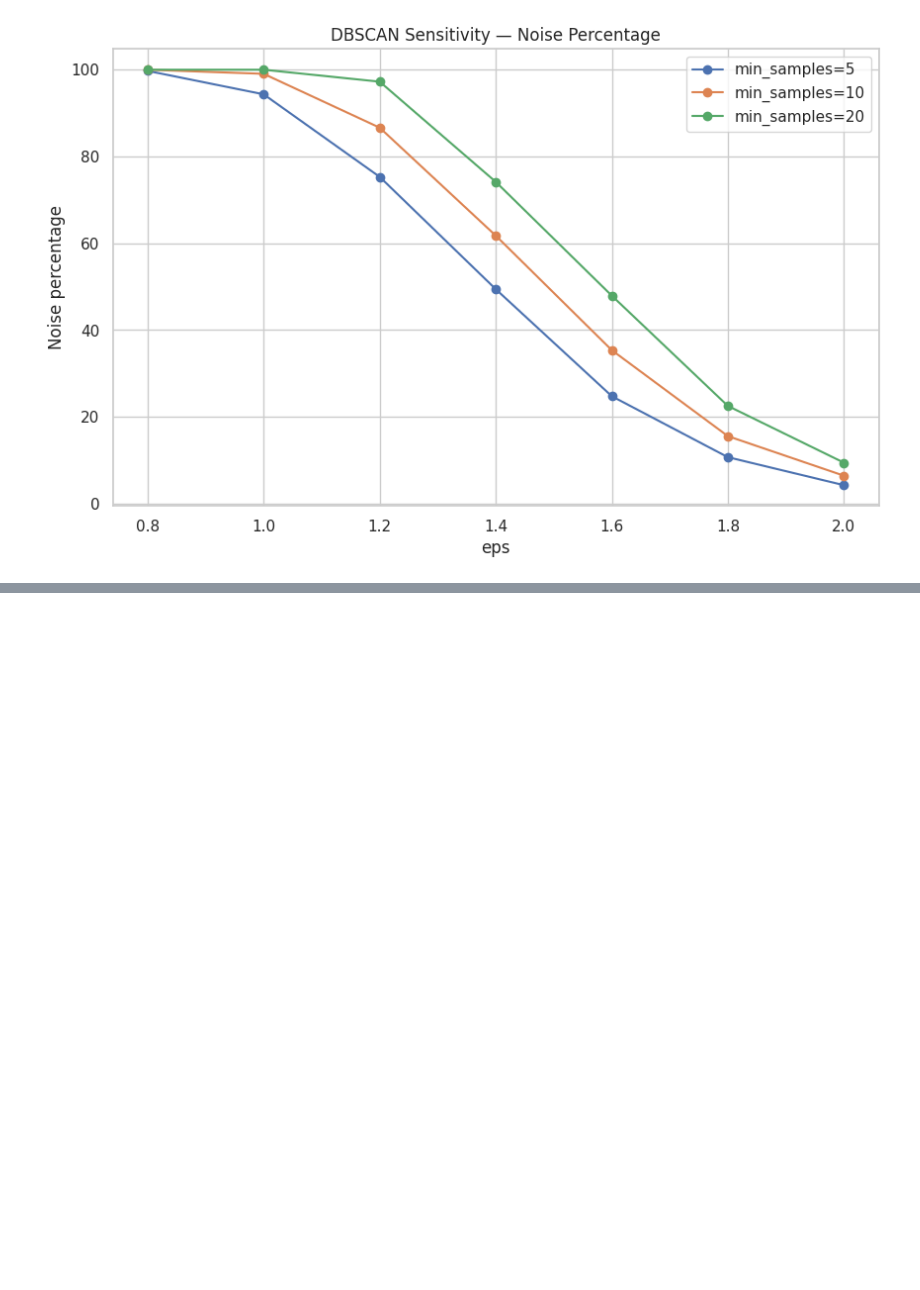
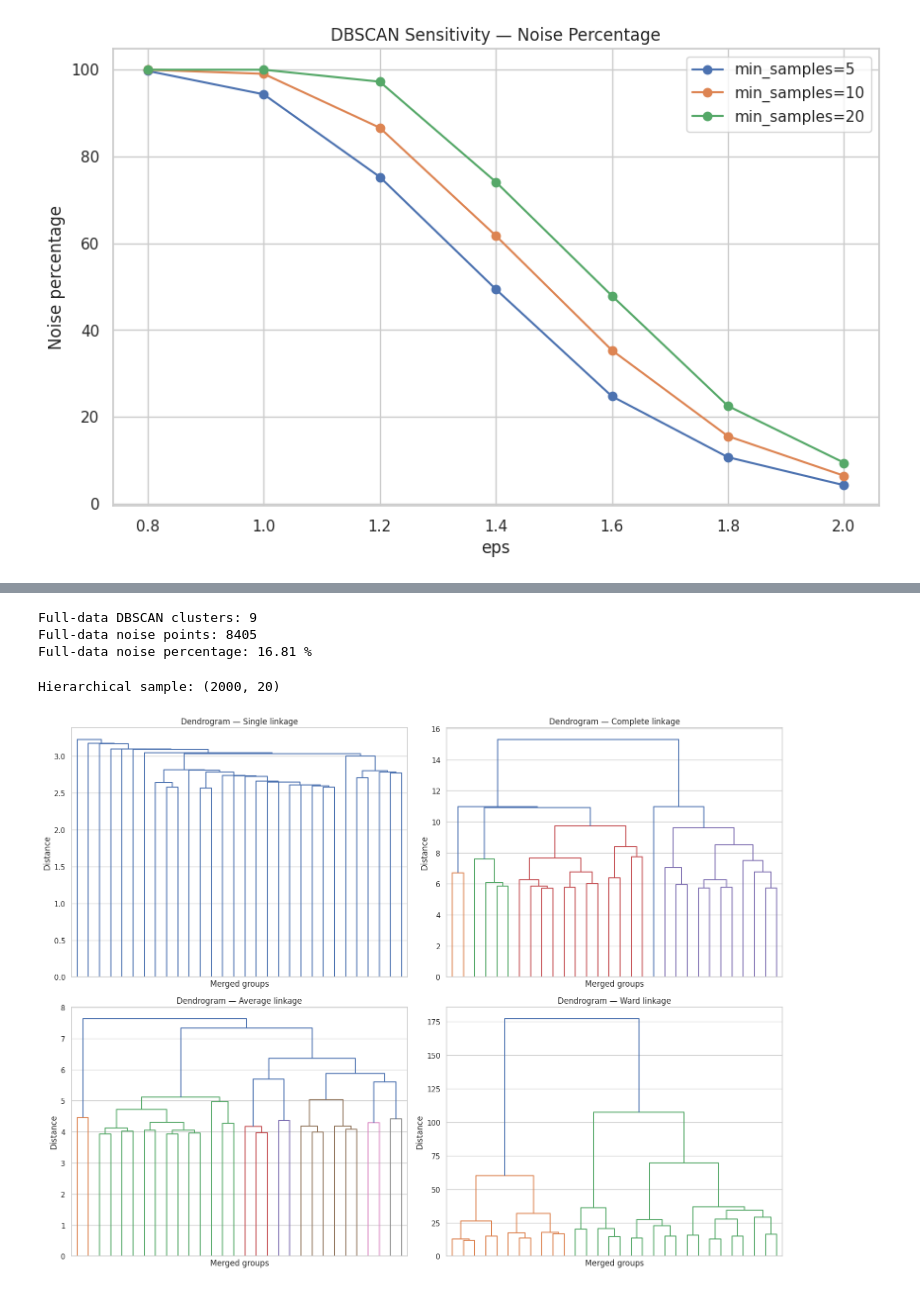
Before and after one commit to yaswanth-989/Machine_Learning_Programs, a Jupyter notebook: Untitled9.ipynb, the cells around one changed output, grey strips where cells are left out. Drawn from its saved outputs; the diff is of its cells as text; code cells hidden in the pictures; blank space fills up the shorter version.

```diff
--- a/Untitled9.ipynb
+++ b/Untitled9.ipynb
@@ -515,0 +572,58 @@ plt.show()
+# %%
+RUN_FULL_DBSCAN = True  # Change to True when you want the full 50k experiment.
+
+if RUN_FULL_DBSCAN:
+    db_full = DBSCAN(
+        eps=BEST_EPS,
+        min_samples=BEST_MIN_SAMPLES,
+        n_jobs=-1
+    )
+    db_full_labels = db_full.fit_predict(X_scaled.to_numpy())
+
+    print("Full-data DBSCAN clusters:",
+          len(set(db_full_labels)) - (1 if -1 in db_full_labels else 0))
+    print("Full-data noise points:", int((db_full_labels == -1).sum()))
+    print("Full-data noise percentage:",
+          round((db_full_labels == -1).mean() * 100, 2), "%")
+else:
+    print("Full-data DBSCAN is OFF. Set RUN_FULL_DBSCAN=True to run it.")
+# %% [output]
+Full-data DBSCAN clusters: 9
+Full-data noise points: 8405
+Full-data noise percentage: 16.81 %
+# %%
+HIER_SAMPLE_SIZE = min(2000, len(X_scaled))
+hier_idx = dbscan_rng.choice(len(X_scaled), size=HIER_SAMPLE_SIZE, replace=False)
+X_hier_sample = X_scaled.iloc[hier_idx].to_numpy()
+
+print("Hierarchical sample:", X_hier_sample.shape)
+# %% [output]
+Hierarchical sample: (2000, 20)
+# %%
+# Compare the four common linkage strategies using the same sample.
+linkage_methods = ["single", "complete", "average", "ward"]
+
+fig, axes = plt.subplots(2, 2, figsize=(16, 12))
+axes = axes.ravel()
+
+Z_by_linkage = {}
+
+for ax, method in zip(axes, linkage_methods):
+    Z = linkage(X_hier_sample, method=method)
+    Z_by_linkage[method] = Z
+
+    dendrogram(
+        Z,
+        truncate_mode="lastp",
+        p=30,
+        no_labels=True,
+        ax=ax
+    )
+    ax.set_title(f"Dendrogram — {method.title()} linkage")
+    ax.set_xlabel("Merged groups")
+    ax.set_ylabel("Distance")
+
+plt.tight_layout()
+plt.show()
+# %% [output]
+[figure, added]
```
Also changed, not shown: parts of 18 cells of this notebook.
